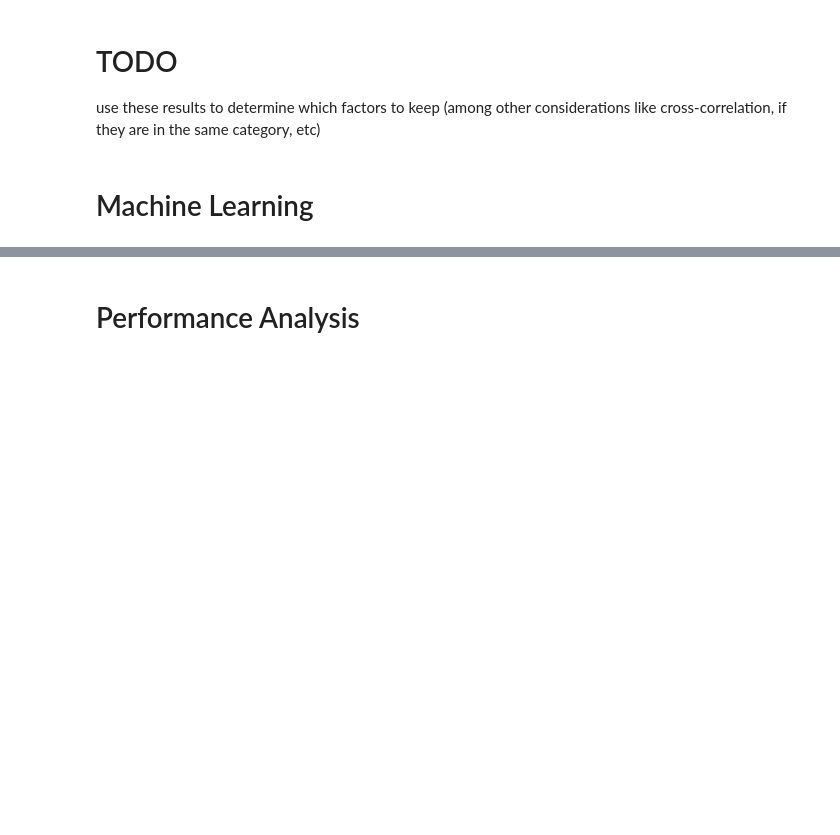
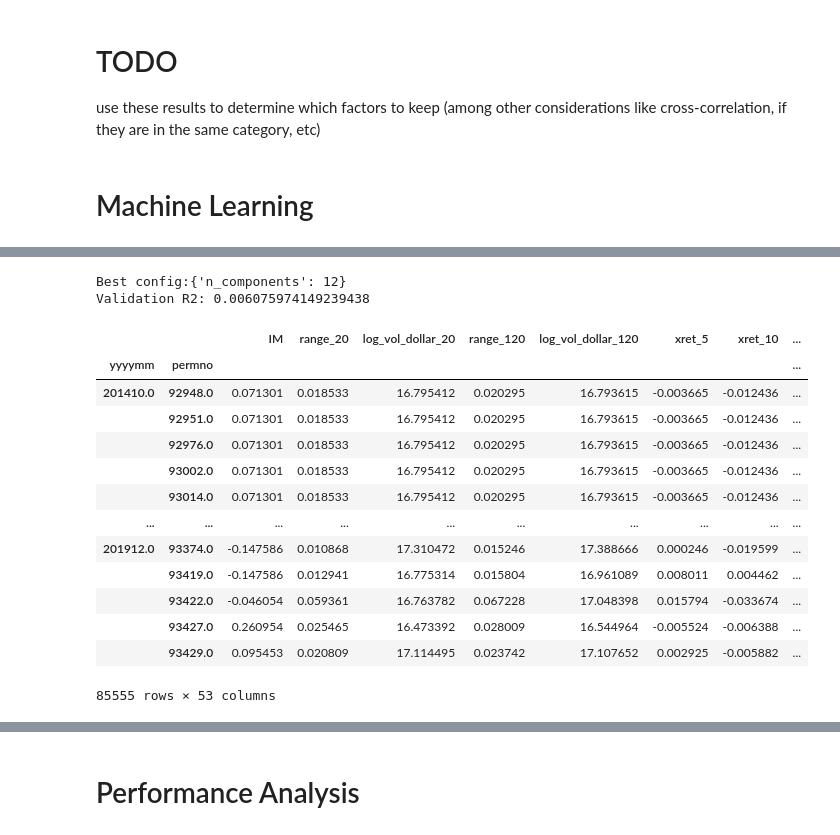
Before and after one commit to CFM-301-W23-G4/Final-Project, a Jupyter notebook: Final Project.ipynb, the cells around one changed output, grey strips where cells are left out. Saved outputs shown, nothing was run; the diff lists cells and outputs as text; code cells hidden in the pictures; blank space fills up the shorter version.

```diff
--- a/Final Project.ipynb
+++ b/Final Project.ipynb
@@ -485,0 +570,30 @@ frick
+# %%
+# using a 60/20/20 split
+# train, validate, test = \
+#                         np.split(all_monthly_data.sample(frac=1, random_state=42),
+#                         [int(.6*len(all_monthly_data)), int(.8*len(all_monthly_data))])
+
+# No subset
+train, validate, test = \
+                        np.split(all_monthly_data,
+                        [int(.6*len(all_monthly_data)), int(.8*len(all_monthly_data))])
+
+x_train = train[model_factors + ["yyyymm", "permno"]].set_index(["yyyymm", "permno"])
+y_train = train[['RET', "yyyymm", "permno"]].set_index(["yyyymm", "permno"])
+
+x_validate = validate[model_factors + ["yyyymm", "permno"]].set_index(["yyyymm", "permno"])
+y_validate = validate[['RET', "yyyymm", "permno"]].set_index(["yyyymm", "permno"])
+
+x_test = test[model_factors + ["yyyymm", "permno"]].set_index(["yyyymm", "permno"])
+y_test = test[['RET', "yyyymm", "permno"]].set_index(["yyyymm", "permno"])
+# %%
+pls_grid = dict()
+pls_grid['n_components'] = np.arange(1, len(model_factors)+1, 1)
+
+pls_best_config, pls_best_MAE, pls_best_r2 = validate_model(PLSRegression, pls_grid, x_train, y_train, x_validate\
+                                                            , y_validate)
+print('Best config:' + str(pls_best_config))
+print('Validation R2: ' + str(pls_best_r2))
+# %% [output]
+Best config:{'n_components': 12}
+Validation R2: 0.006075974149239438
@@ -485,0 +602,17 @@ frick
+# %%
+x_test
+# %% [output]
+|  |  | IM | range_20 | log_vol_dollar_20 | range_120 | log_vol_dollar_120 | xret_5 | xret_10 | ... |
+| yyyymm | permno |  |  |  |  |  |  |  | ... |
+| 201410.0 | 92948.0 | 0.071301 | 0.018533 | 16.795412 | 0.020295 | 16.793615 | -0.003665 | -0.012436 | ... |
+|  | 92951.0 | 0.071301 | 0.018533 | 16.795412 | 0.020295 | 16.793615 | -0.003665 | -0.012436 | ... |
+|  | 92976.0 | 0.071301 | 0.018533 | 16.795412 | 0.020295 | 16.793615 | -0.003665 | -0.012436 | ... |
+|  | 93002.0 | 0.071301 | 0.018533 | 16.795412 | 0.020295 | 16.793615 | -0.003665 | -0.012436 | ... |
+|  | 93014.0 | 0.071301 | 0.018533 | 16.795412 | 0.020295 | 16.793615 | -0.003665 | -0.012436 | ... |
+| ... | ... | ... | ... | ... | ... | ... | ... | ... | ... |
+| 201912.0 | 93374.0 | -0.147586 | 0.010868 | 17.310472 | 0.015246 | 17.388666 | 0.000246 | -0.019599 | ... |
+|  | 93419.0 | -0.147586 | 0.012941 | 16.775314 | 0.015804 | 16.961089 | 0.008011 | 0.004462 | ... |
+|  | 93422.0 | -0.046054 | 0.059361 | 16.763782 | 0.067228 | 17.048398 | 0.015794 | -0.033674 | ... |
+|  | 93427.0 | 0.260954 | 0.025465 | 16.473392 | 0.028009 | 16.544964 | -0.005524 | -0.006388 | ... |
+|  | 93429.0 | 0.095453 | 0.020809 | 17.114495 | 0.023742 | 17.107652 | 0.002925 | -0.005882 | ... |
+85555 rows × 53 columns
```
Also changed, not shown: parts of 12 cells of this notebook, 1 other file.
